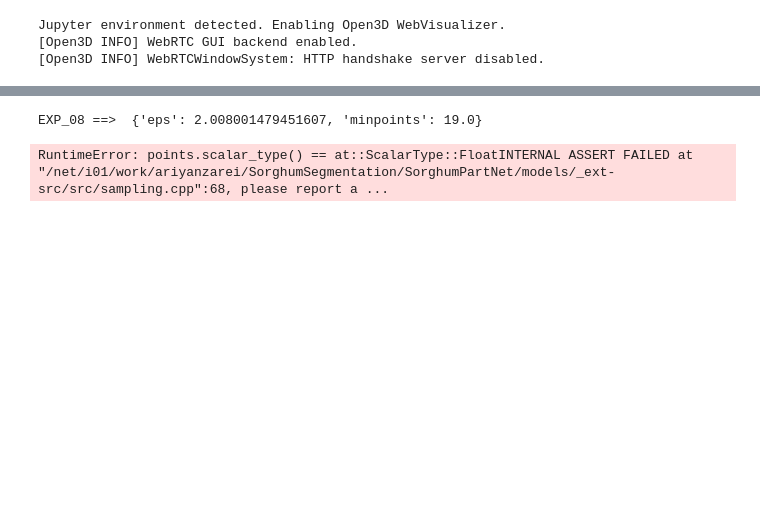
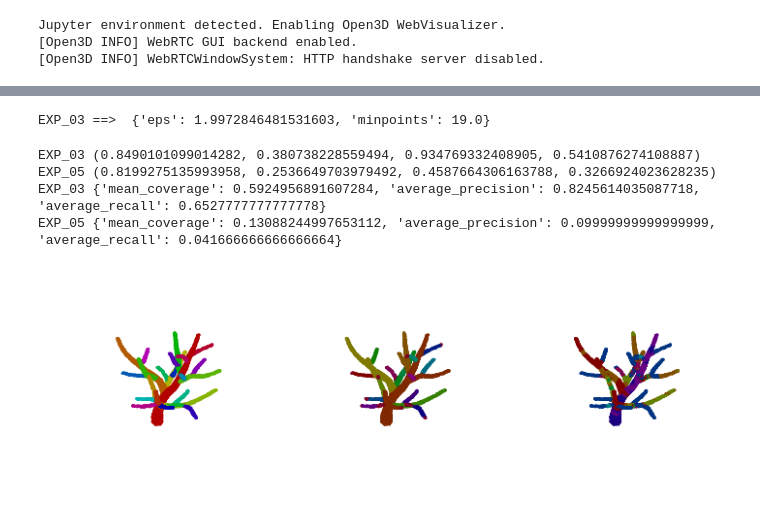
Before and after one commit to ariyanzri/PlantSegNet, a Jupyter notebook: visualization/visualize_predictions_paper.ipynb, the cells around one changed output, grey strips where cells are left out. Drawn from its saved outputs; the diff is of its cells as text; code cells hidden in the pictures; blank space fills up the shorter version.

```diff
--- a/visualization/visualize_predictions_paper.ipynb
+++ b/visualization/visualize_predictions_paper.ipynb
@@ -115,12 +115,13 @@ def get_color_array(labels):
 
     return colors
 
-def draw_comparative_figures(plt_points, plt_labels, EXP1_plt_preds, EXP2_plt_preds, EXP1_pca_raw_preds, EXP2_pca_raw_preds, prefix):
-    pca_2d = PCA(n_components = 2)
-    pca_2d.fit(EXP1_pca_raw_preds)
-    EXP1_data_pca_2d = pca_2d.transform(EXP1_pca_raw_preds)
-    pca_2d.fit(EXP2_pca_raw_preds)
-    EXP2_data_pca_2d = pca_2d.transform(EXP2_pca_raw_preds)
+def draw_comparative_figures(plt_points, plt_labels, EXP1_plt_preds, EXP2_plt_preds, EXP1_pca_raw_preds, EXP2_pca_raw_preds, draw_pca = True):
+    if draw_pca:
+        pca_2d = PCA(n_components = 2)
+        pca_2d.fit(EXP1_pca_raw_preds)
+        EXP1_data_pca_2d = pca_2d.transform(EXP1_pca_raw_preds)
+        pca_2d.fit(EXP2_pca_raw_preds)
+        EXP2_data_pca_2d = pca_2d.transform(EXP2_pca_raw_preds)
 
     gt_colors = get_color_array(plt_labels)
     EXP1_colors = get_color_array(EXP1_plt_preds)
@@ -149,16 +150,17 @@ def draw_comparative_figures(plt_points, plt_labels, EXP1_plt_preds, EXP2_plt_pr
     plt.tight_layout()
     plt.show()
 
-    fig = plt.figure(figsize=(10,5))
-    ax4 = fig.add_subplot(1, 2, 1)
-    # ax4.set_facecolor("white")
-    # ax4.spines['left'].set_color('black')
-    # ax4.spines['bottom'].set_color('black')
-    ax4.scatter(EXP1_data_pca_2d[:,0],EXP1_data_pca_2d[:,1], s=5, c=gt_colors*1.4)
+    if draw_pca:
+        fig = plt.figure(figsize=(10,5))
+        ax4 = fig.add_subplot(1, 2, 1)
+        # ax4.set_facecolor("white")
+        # ax4.spines['left'].set_color('black')
+        # ax4.spines['bottom'].set_color('black')
+        ax4.scatter(EXP1_data_pca_2d[:,0],EXP1_data_pca_2d[:,1], s=5, c=gt_colors*1.4)
 
-    ax5 = fig.add_subplot(1, 2, 2)
-    ax5.scatter(EXP2_data_pca_2d[:,0],EXP2_data_pca_2d[:,1], s=5, c=gt_colors*1.4)
+        ax5 = fig.add_subplot(1, 2, 2)
+        ax5.scatter(EXP2_data_pca_2d[:,0],EXP2_data_pca_2d[:,1], s=5, c=gt_colors*1.4)
 
-    plt.tight_layout()
-    plt.show()
+        plt.tight_layout()
+        plt.show()
 # %%
@@ -195,7 +208,7 @@ All Metrics 12536 / 12800 [    0     1     2 ... 12797 12798 12799]
 # %%
 EXP1_model_name = "SorghumPartNetInstance"
-EXP1_trained_dataset = "SPNS"
-EXP1_exp_no = "08"
+EXP1_trained_dataset = "TPN"
+EXP1_exp_no = "03"
 EXP1_experiment_param_path = f"/speedy/ariyanzarei/sorghum_segmentation/experiments/{EXP1_model_name}/{EXP1_trained_dataset}/EXP_{EXP1_exp_no}_{EXP1_model_name}_{EXP1_trained_dataset}.json"
 EXP1_hyper_param_path = f"/speedy/ariyanzarei/sorghum_segmentation/results/hparam_tuning_logs/{EXP1_model_name}/{EXP1_trained_dataset}/EXP_{EXP1_exp_no}/DBSCAN_best_param.json"
 
@@ -218,9 +231,10 @@ EXP1_model_path = os.path.join(
         "checkpoints",
     )
 EXP1_model = load_model(EXP1_model_name, EXP1_model_path)
+# EXP1_hparams = None
 EXP1_hparams = load_json(EXP1_hyper_param_path)
 print(f"EXP_{EXP1_exp_no} ==> ", EXP1_hparams)
 # %% [output]
-EXP_08 ==>  {'eps': 2.008001479451607, 'minpoints': 19.0}
+EXP_03 ==>  {'eps': 1.9972846481531603, 'minpoints': 19.0}
 # %%
 EXP2_model_name = "TreePartNet"
@@ -320,9 +370,20 @@ def run_inference_and_compare_synthetic(orig_ind):
 # %%
 # [ 1006 10482  4493  8385  3974  7971  6870  7105  1782  4634]
 # [12188 10139 10319  5068  7786  7926  2577  8318  6414  7712]
 # [ 5044  8594 12027 11383  4841  2959   459  6852  5312  1538]
 # [ 7971  8283 12164  6870  1782    699 4634  9123  7105  8122]
 
-run_inference_and_compare_synthetic(0)
+# [262  75 373 396 258  42 106 118 150  64]
+
+106
+118
+258
+396
+
+run_inference_and_compare_synthetic(396)
 # %% [output]
-RuntimeError: points.scalar_type() == at::ScalarType::FloatINTERNAL ASSERT FAILED at "/net/i01/work/ariyanzarei/SorghumSegmentation/SorghumPartNet/models/_ext-src/src/sampling.cpp":68, please report a ...
+EXP_03 (0.8490101099014282, 0.380738228559494, 0.934769332408905, 0.5410876274108887)
+EXP_05 (0.8199275135993958, 0.2536649703979492, 0.4587664306163788, 0.3266924023628235)
+EXP_03 {'mean_coverage': 0.5924956891607284, 'average_precision': 0.8245614035087718, 'average_recall': 0.6527777777777778}
+EXP_05 {'mean_coverage': 0.13088244997653112, 'average_precision': 0.09999999999999999, 'average_recall': 0.041666666666666664}
+[figure, added]
```
Also changed, not shown: parts of 6 cells of this notebook, 2 other files.
